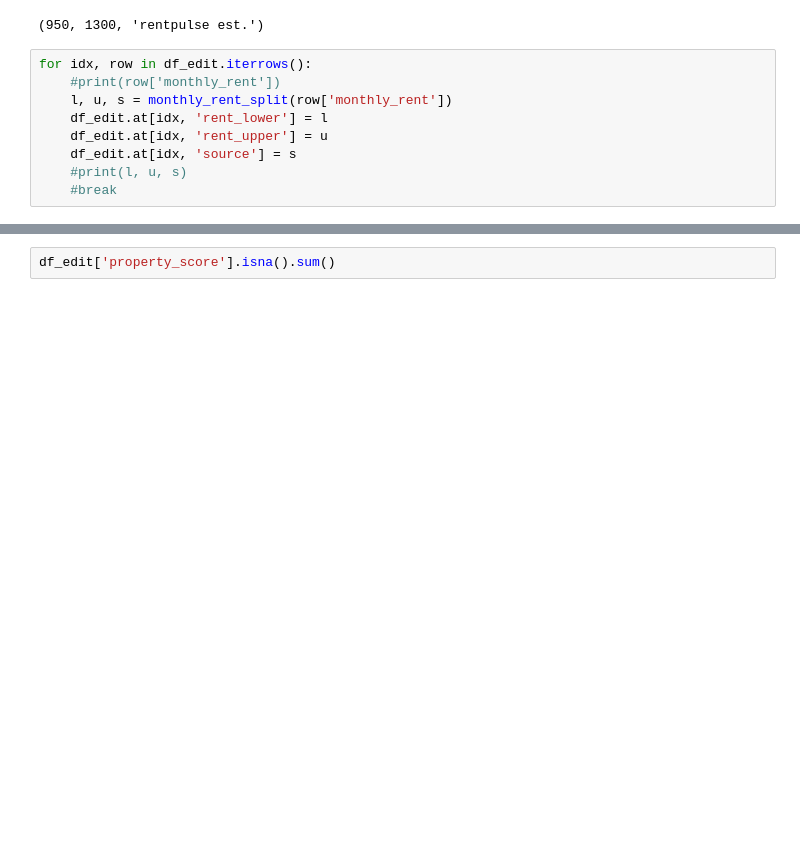
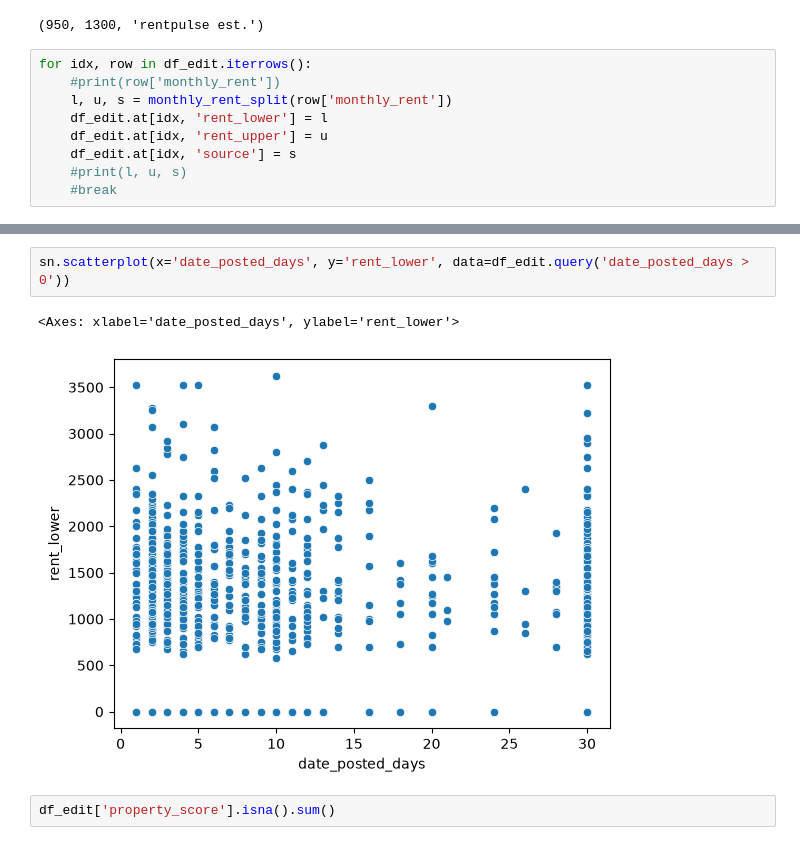
Before and after one commit to dbabichenko/python_for_data_and_analytics, a Jupyter notebook: Class Examples/Fall2026/AparmentsDataCleaning.ipynb, the cells around one changed output, grey strips where cells are left out. Drawn from its saved outputs; the diff is of its cells as text; blank space fills up the shorter version.

```diff
--- a/Class Examples/Fall2026/AparmentsDataCleaning.ipynb
+++ b/Class Examples/Fall2026/AparmentsDataCleaning.ipynb
@@ -261,6 +261,11 @@ df_edit.head()
 | 2 | 2.7 | Studio (Utilities Included) | $1,300 - $1,650 (Landlord est.) | 4 | 1300 | 1650 | landlord est. |
 | 3 | 4.7 | 3 Bedroom Townhouse | $1,750 - $2,200 (Landlord est.) | 2 | 1750 | 2200 | landlord est. |
 | 4 | NaN | 1 Bedroom Apartment | $950 - $1,300 (RentPulse est.) | 26 | 950 | 1300 | rentpulse est. |
+# %%
+sn.scatterplot(x='date_posted_days', y='rent_lower', data=df_edit.query('date_posted_days > 0'))
+# %% [output]
+<Axes: xlabel='date_posted_days', ylabel='rent_lower'>
+[figure, added]
 # %%
 df_edit['property_score'].isna().sum()
 # %% [output]
```
